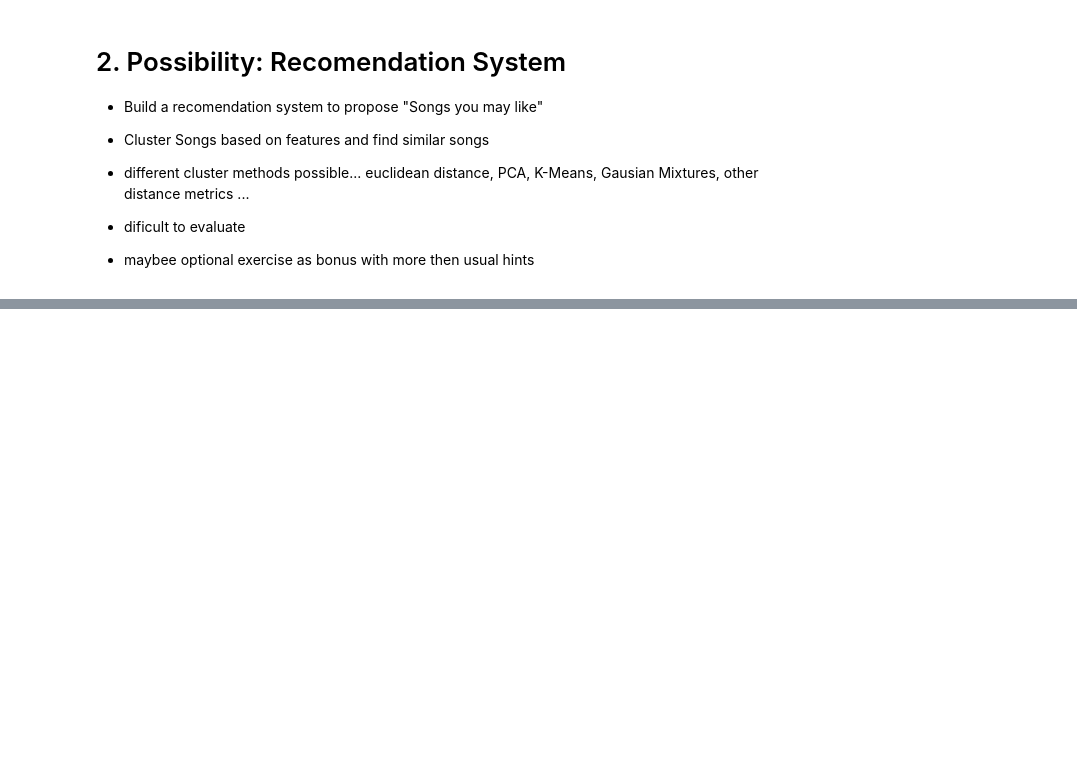
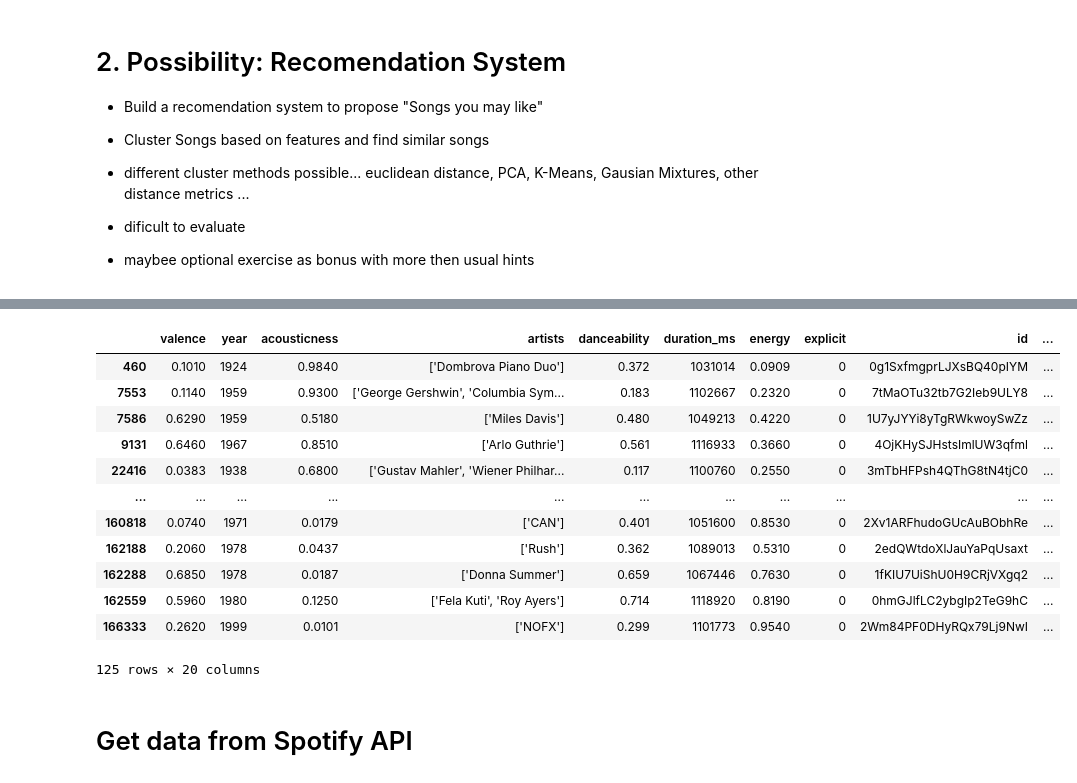
Before and after one commit to flxmschneider/datascience, a Jupyter notebook: spotify_data.ipynb, the cells around one changed output, grey strips where cells are left out. Saved outputs shown, nothing was run; the diff lists cells and outputs as text; code cells hidden in the pictures; blank space fills up the shorter version.

```diff
--- a/spotify_data.ipynb
+++ b/spotify_data.ipynb
@@ -133,0 +180,18 @@ print(mean_squared_error(prediction, y_test, squared=False))
+# %%
+group3
+# %% [output]
+|  | valence | year | acousticness | artists | danceability | duration_ms | energy | explicit | id | ... |
+| 460 | 0.1010 | 1924 | 0.9840 | ['Dombrova Piano Duo'] | 0.372 | 1031014 | 0.0909 | 0 | 0g1SxfmgprLJXsBQ40pIYM | ... |
+| 7553 | 0.1140 | 1959 | 0.9300 | ['George Gershwin', 'Columbia Sym... | 0.183 | 1102667 | 0.2320 | 0 | 7tMaOTu32tb7G2Ieb9ULY8 | ... |
+| 7586 | 0.6290 | 1959 | 0.5180 | ['Miles Davis'] | 0.480 | 1049213 | 0.4220 | 0 | 1U7yJYYi8yTgRWkwoySwZz | ... |
+| 9131 | 0.6460 | 1967 | 0.8510 | ['Arlo Guthrie'] | 0.561 | 1116933 | 0.3660 | 0 | 4OjKHySJHstsImlUW3qfml | ... |
+| 22416 | 0.0383 | 1938 | 0.6800 | ['Gustav Mahler', 'Wiener Philhar... | 0.117 | 1100760 | 0.2550 | 0 | 3mTbHFPsh4QThG8tN4tjC0 | ... |
+| ... | ... | ... | ... | ... | ... | ... | ... | ... | ... | ... |
+| 160818 | 0.0740 | 1971 | 0.0179 | ['CAN'] | 0.401 | 1051600 | 0.8530 | 0 | 2Xv1ARFhudoGUcAuBObhRe | ... |
+| 162188 | 0.2060 | 1978 | 0.0437 | ['Rush'] | 0.362 | 1089013 | 0.5310 | 0 | 2edQWtdoXlJauYaPqUsaxt | ... |
+| 162288 | 0.6850 | 1978 | 0.0187 | ['Donna Summer'] | 0.659 | 1067446 | 0.7630 | 0 | 1fKIU7UiShU0H9CRjVXgq2 | ... |
+| 162559 | 0.5960 | 1980 | 0.1250 | ['Fela Kuti', 'Roy Ayers'] | 0.714 | 1118920 | 0.8190 | 0 | 0hmGJlfLC2ybgIp2TeG9hC | ... |
+| 166333 | 0.2620 | 1999 | 0.0101 | ['NOFX'] | 0.299 | 1101773 | 0.9540 | 0 | 2Wm84PF0DHyRQx79Lj9NwI | ... |
+125 rows × 20 columns
+# %% [markdown]
+# Get data from Spotify API
```
Also changed, not shown: parts of 10 cells of this notebook.
